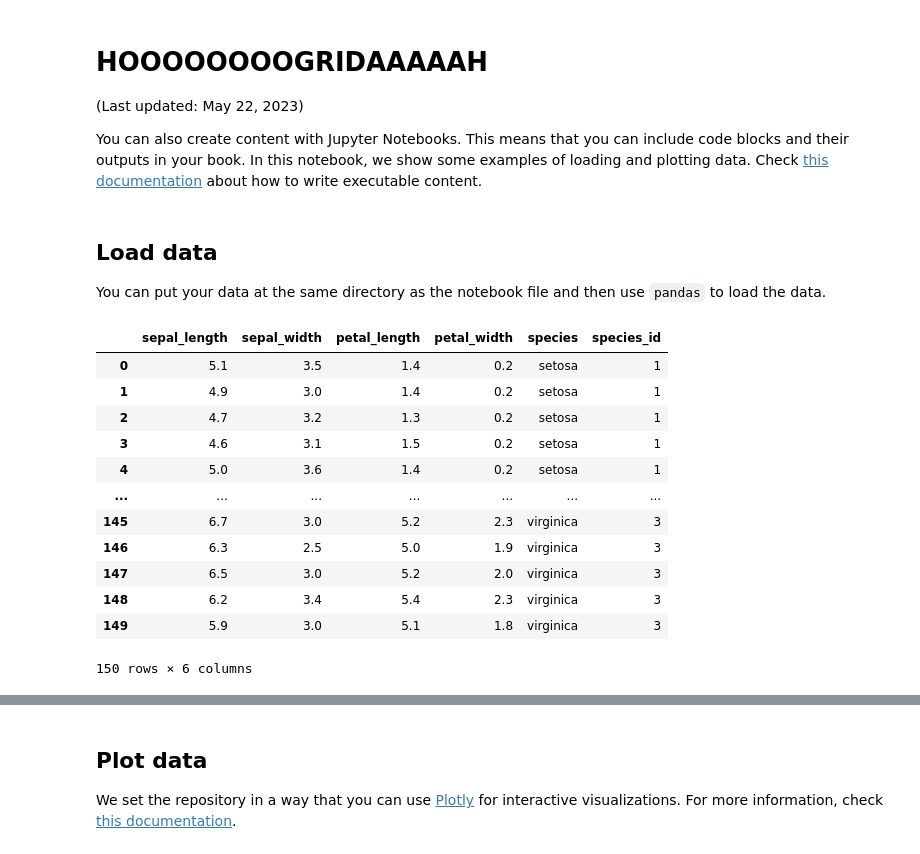
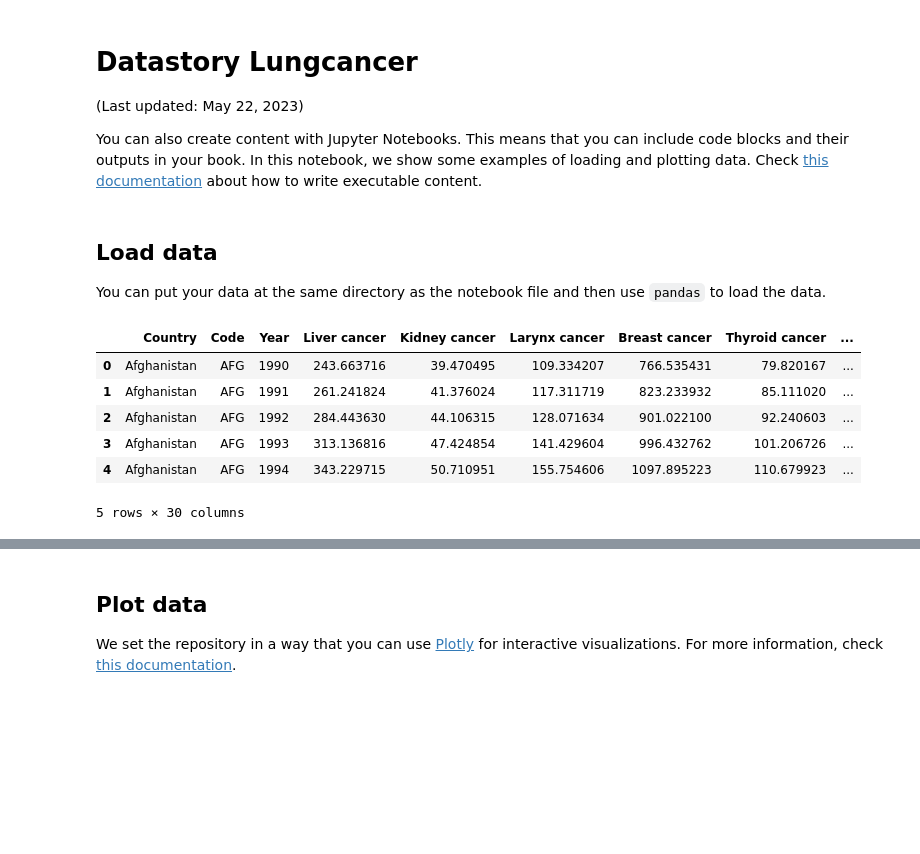
Before and after one commit to PJWVDH/infovis-g6-repo, a Jupyter notebook: docs/notebook.ipynb, the cells around one changed output, grey strips where cells are left out. Drawn from its saved outputs; the diff is of its cells as text; code cells hidden in the pictures; blank space fills up the shorter version.

```diff
--- a/docs/notebook.ipynb
+++ b/docs/notebook.ipynb
@@ -1,5 +1,5 @@
 # %% [markdown]
-# HOOOOOOOOGRIDAAAAAH
+# Datastory Lungcancer
 
 (Last updated: May 22, 2023)
 
@@ -16,21 +16,15 @@ import seaborn as sns
 ## Load data
 
 You can put your data at the same directory as the notebook file and then use `pandas` to load the data.
-# %%
-# Load the Iris flower dataset using pandas
-df = pd.read_csv("iris_data.csv")
-df
-# %% [output]
-|  | sepal_length | sepal_width | petal_length | petal_width | species | species_id |
-| 0 | 5.1 | 3.5 | 1.4 | 0.2 | setosa | 1 |
-| 1 | 4.9 | 3.0 | 1.4 | 0.2 | setosa | 1 |
-| 2 | 4.7 | 3.2 | 1.3 | 0.2 | setosa | 1 |
-| 3 | 4.6 | 3.1 | 1.5 | 0.2 | setosa | 1 |
-| 4 | 5.0 | 3.6 | 1.4 | 0.2 | setosa | 1 |
-| ... | ... | ... | ... | ... | ... | ... |
-| 145 | 6.7 | 3.0 | 5.2 | 2.3 | virginica | 3 |
-| 146 | 6.3 | 2.5 | 5.0 | 1.9 | virginica | 3 |
-| 147 | 6.5 | 3.0 | 5.2 | 2.0 | virginica | 3 |
-| 148 | 6.2 | 3.4 | 5.4 | 2.3 | virginica | 3 |
-| 149 | 5.9 | 3.0 | 5.1 | 1.8 | virginica | 3 |
-150 rows × 6 columns
+# %%
+# Cancer Data Set
+cancer_df = pd.read_csv("csv/CancerDeaths.csv")
+cancer_df.head(n=5)
+# %% [output]
+|  | Country | Code | Year | Liver cancer | Kidney cancer | Larynx cancer | Breast cancer | Thyroid cancer | ... |
+| 0 | Afghanistan | AFG | 1990 | 243.663716 | 39.470495 | 109.334207 | 766.535431 | 79.820167 | ... |
+| 1 | Afghanistan | AFG | 1991 | 261.241824 | 41.376024 | 117.311719 | 823.233932 | 85.111020 | ... |
+| 2 | Afghanistan | AFG | 1992 | 284.443630 | 44.106315 | 128.071634 | 901.022100 | 92.240603 | ... |
+| 3 | Afghanistan | AFG | 1993 | 313.136816 | 47.424854 | 141.429604 | 996.432762 | 101.206726 | ... |
+| 4 | Afghanistan | AFG | 1994 | 343.229715 | 50.710951 | 155.754606 | 1097.895223 | 110.679923 | ... |
+5 rows × 30 columns
```
Also changed, not shown: parts of 7 cells of this notebook, 1 other file.
